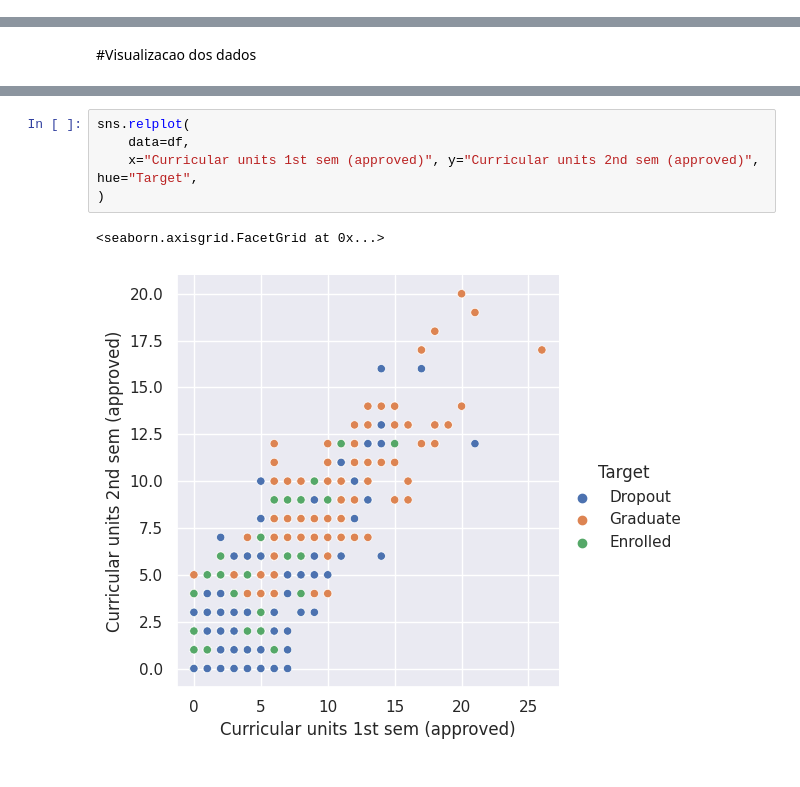
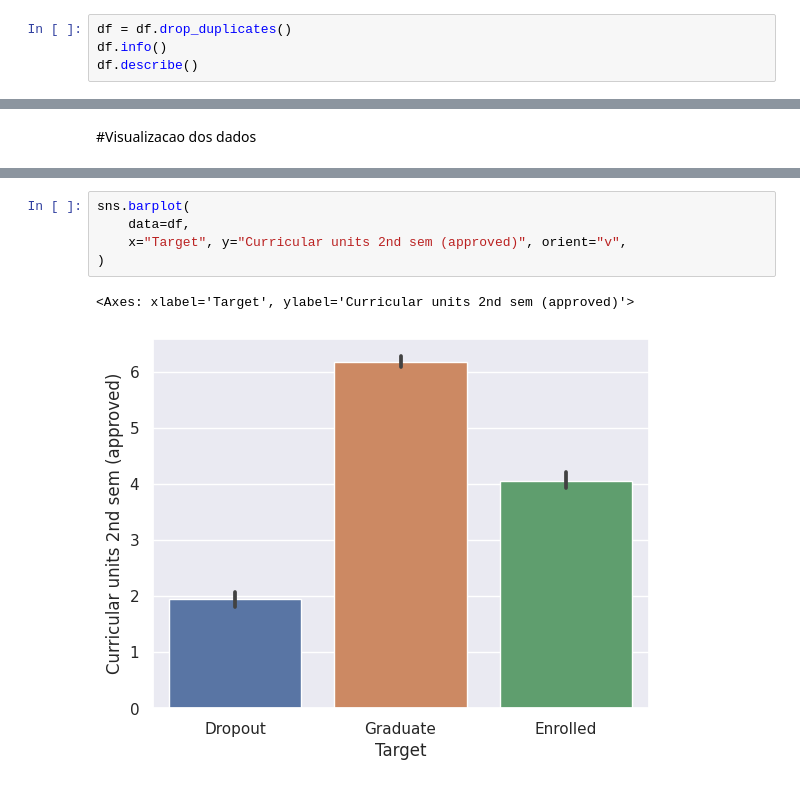
Before and after one commit to felmateos/predict-academic-success, a Jupyter notebook: AcademicSuccess.ipynb, the cells around one changed output, grey strips where cells are left out. Cells and saved outputs as stored; diff of their text form.

```diff
--- a/AcademicSuccess.ipynb
+++ b/AcademicSuccess.ipynb
@@ -47,0 +28,4 @@ memory usage: 1.2+ MB
+# %%
+df = df.drop_duplicates()
+df.info()
+df.describe()
@@ -50,8 +92,8 @@ memory usage: 1.2+ MB
 # %%
-sns.relplot(
+sns.barplot(
     data=df,
-    x="Curricular units 1st sem (approved)", y="Curricular units 2nd sem (approved)", hue="Target",
+    x="Target", y="Curricular units 2nd sem (approved)", orient="v",
 )
 # %% [output]
-<seaborn.axisgrid.FacetGrid at 0x...>
+<Axes: xlabel='Target', ylabel='Curricular units 2nd sem (approved)'>
-[figure, old version]
+[figure, new version]
```
Also changed, not shown: parts of 9 cells of this notebook.
